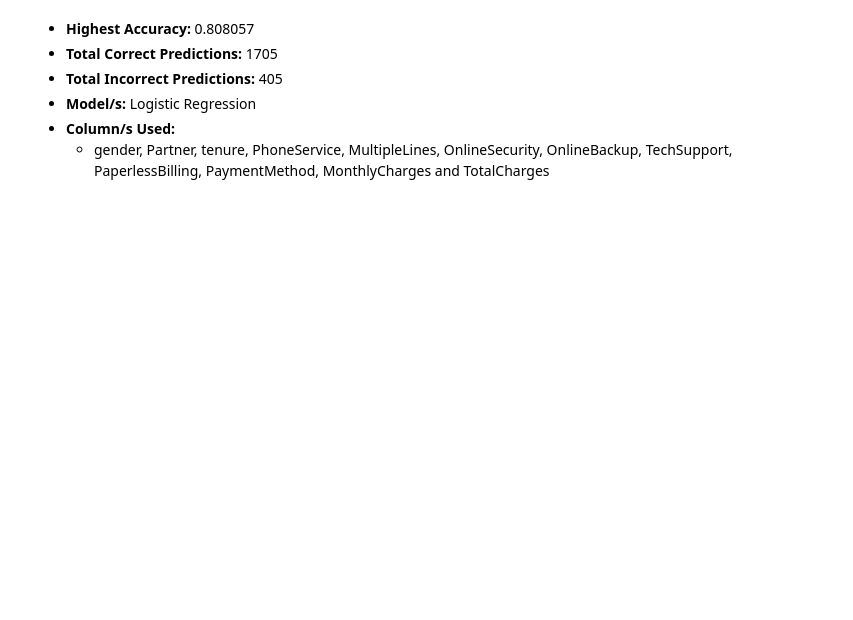
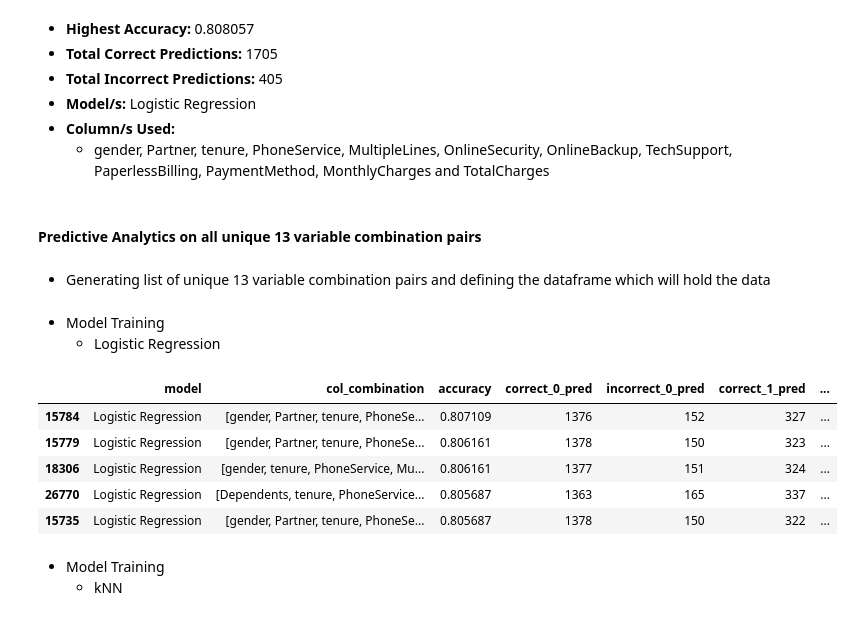
Before and after one commit to HarshTanwar001/Churn-Analysis, a Jupyter notebook: Churn_Analysis.ipynb, the cells around one changed output. Saved outputs shown, nothing was run; the diff lists cells and outputs as text; code cells hidden in the pictures; blank space fills up the shorter version.

Commit message:
Predictive Analytics on all unique 13 column combination pairs

```diff
--- a/Churn_Analysis.ipynb
+++ b/Churn_Analysis.ipynb
@@ -2167,3 +2167,30 @@ data_12_comb.sort_values(by='accuracy', ascending=False).head()
       </ul>
     </li>
 </ul>
+# %% [markdown]
+#### Predictive Analytics on all unique 13 variable combination pairs
+# %% [markdown]
+- Generating list of unique 13 variable combination pairs and defining the dataframe which will hold the data
+# %%
+columns = list(df.columns)
+columns.remove('customerID')
+columns.remove('Churn')
+
+unique_13 = list(combinations(columns, 13))
+
+data_13_comb = pd.DataFrame(
+    columns=[
+        'model',
+        'col_combination',
+        'accuracy',
+        'correct_0_pred',
+        'incorrect_0_pred',
+        'correct_1_pred',
+        'incorrect_1_pred',
+        'total_correct_pred',
+        'total_incorrect_pred'
+    ]
+)
+# %% [markdown]
+- Model Training
+    - Logistic Regression
@@ -2169,0 +2200,12 @@ data_12_comb.sort_values(by='accuracy', ascending=False).head()
+# %%
+data_13_comb.sort_values(by='accuracy', ascending=False).head()
+# %% [output]
+|  | model | col_combination | accuracy | correct_0_pred | incorrect_0_pred | correct_1_pred | ... |
+| 15784 | Logistic Regression | [gender, Partner, tenure, PhoneSe... | 0.807109 | 1376 | 152 | 327 | ... |
+| 15779 | Logistic Regression | [gender, Partner, tenure, PhoneSe... | 0.806161 | 1378 | 150 | 323 | ... |
+| 18306 | Logistic Regression | [gender, tenure, PhoneService, Mu... | 0.806161 | 1377 | 151 | 324 | ... |
+| 26770 | Logistic Regression | [Dependents, tenure, PhoneService... | 0.805687 | 1363 | 165 | 337 | ... |
+| 15735 | Logistic Regression | [gender, Partner, tenure, PhoneSe... | 0.805687 | 1378 | 150 | 322 | ... |
+# %% [markdown]
+- Model Training
+    - kNN
```
Also changed, not shown: parts of 10 cells of this notebook.
